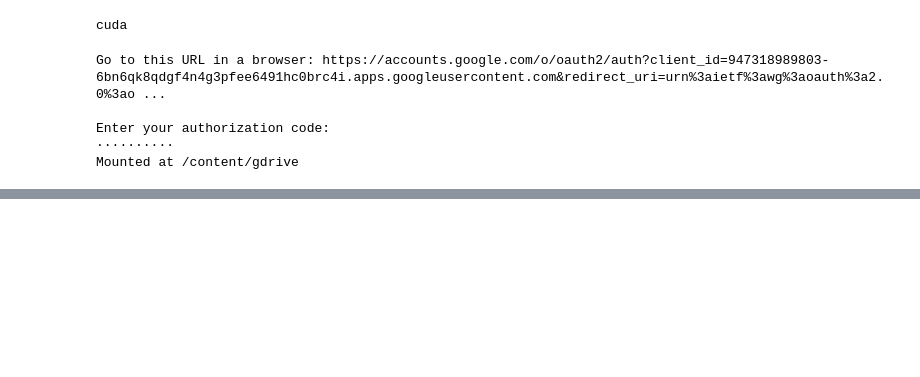
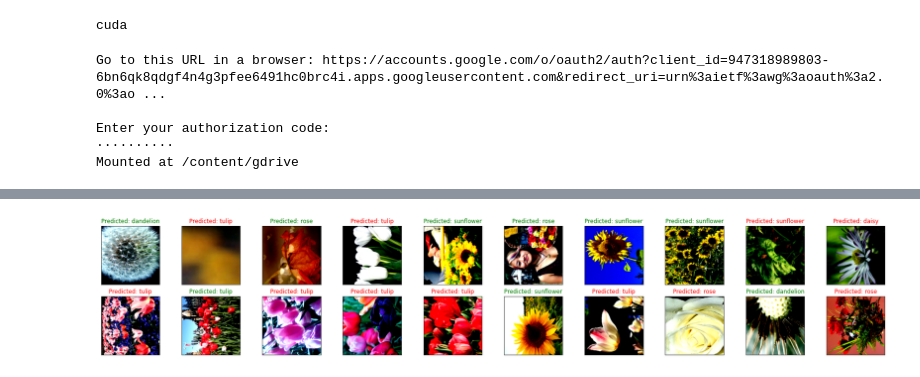
Before and after one commit to Davidportlouis/flower_recognition, a Jupyter notebook: flower_recognition.ipynb, the cells around one changed output, grey strips where cells are left out. Saved outputs shown, nothing was run; the diff lists cells and outputs as text; code cells hidden in the pictures; blank space fills up the shorter version.

```diff
--- a/flower_recognition.ipynb
+++ b/flower_recognition.ipynb
@@ -119,0 +170,5 @@ RuntimeError: ignored
+# %%
+test_images,test_labels = next(iter(test_loader))
+predict(test_images,classes,test_labels,model,device)
+# %% [output]
+[figure, added]
```
Also changed, not shown: parts of 7 cells of this notebook.
